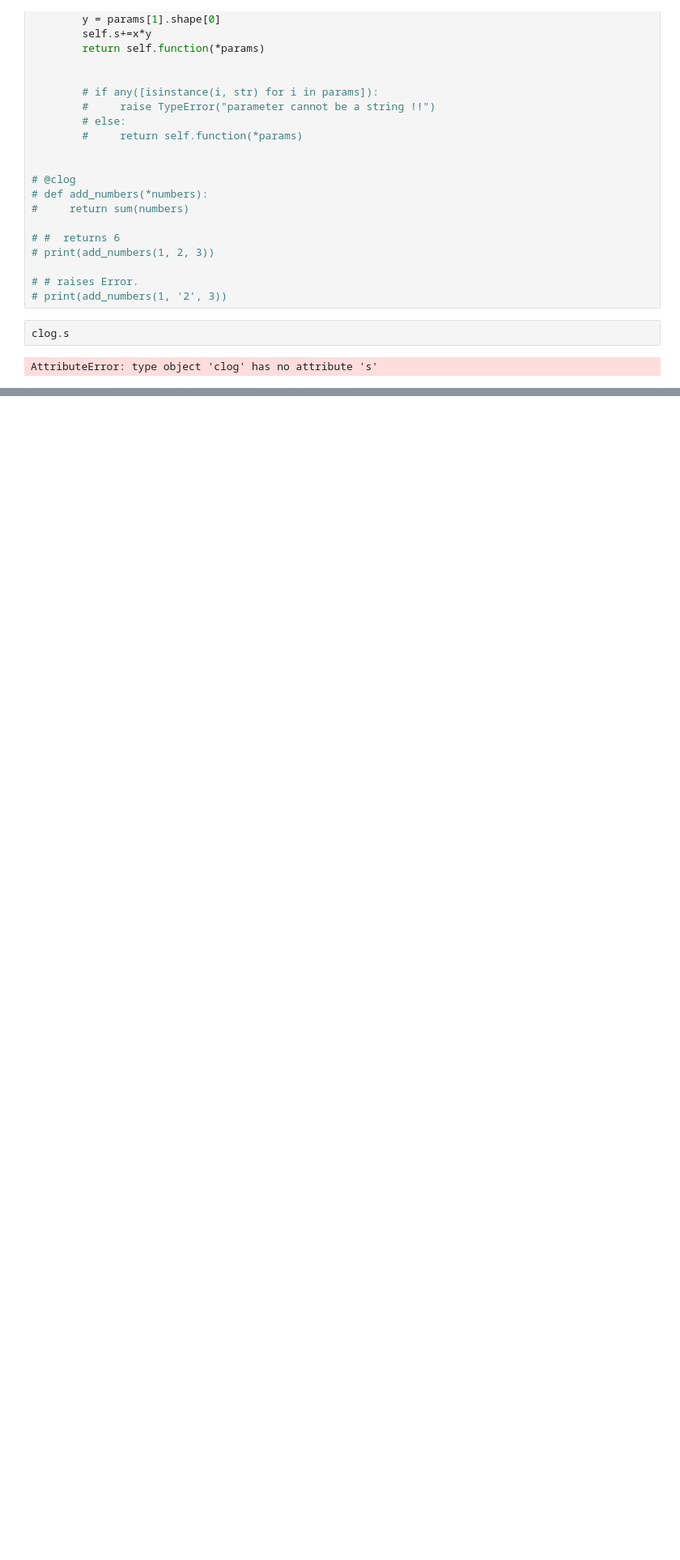
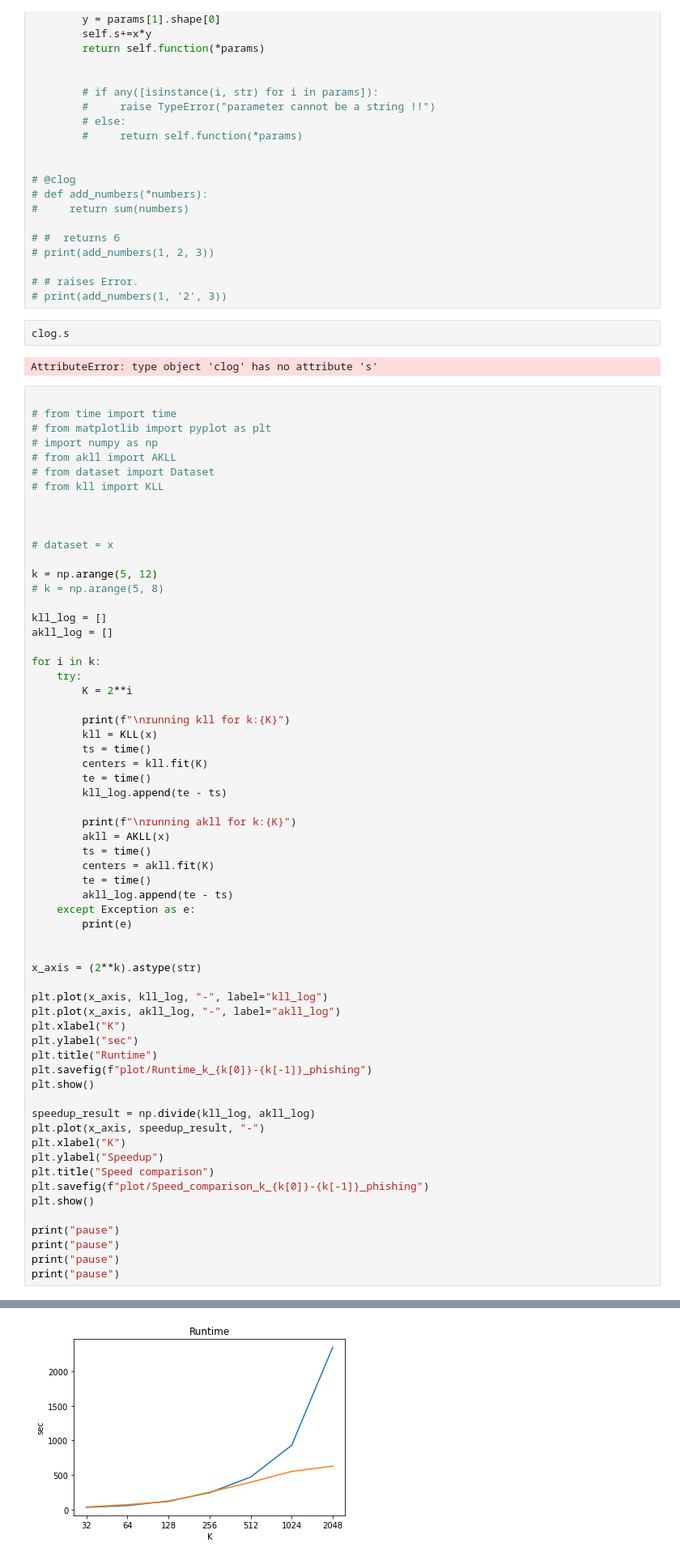
Before and after one commit to hsmmi/Exact-Acceleration-of-K-Means-and-K-Means-parallel, a Jupyter notebook: mohammad_workspace/test.ipynb, the cells around one changed output, grey strips where cells are left out. Shown: that part at 81% size. Cells and saved outputs as stored; diff of their text form; blank space fills up the shorter version.

```diff
--- a/mohammad_workspace/test.ipynb
+++ b/mohammad_workspace/test.ipynb
@@ -626,3 +630,66 @@ class clog:
 clog.s
 # %% [output]
 AttributeError: type object 'clog' has no attribute 's'
+# %%
+
+# from time import time
+# from matplotlib import pyplot as plt
+# import numpy as np
+# from akll import AKLL
+# from dataset import Dataset
+# from kll import KLL
+
+
+
+# dataset = x
+
+k = np.arange(5, 12)
+# k = np.arange(5, 8)
+
+kll_log = []
+akll_log = []
+
+for i in k:
+    try:
+        K = 2**i
+
+        print(f"\nrunning kll for k:{K}")
+        kll = KLL(x)
+        ts = time()
+        centers = kll.fit(K)
+        te = time()
+        kll_log.append(te - ts)
+
+        print(f"\nrunning akll for k:{K}")
+        akll = AKLL(x)
+        ts = time()
+        centers = akll.fit(K)
+        te = time()
+        akll_log.append(te - ts)
+    except Exception as e:
+        print(e)
+
+
+x_axis = (2**k).astype(str)
+
+plt.plot(x_axis, kll_log, "-", label="kll_log")
+plt.plot(x_axis, akll_log, "-", label="akll_log")
+plt.xlabel("K")
+plt.ylabel("sec")
+plt.title("Runtime")
+plt.savefig(f"plot/Runtime_k_{k[0]}-{k[-1]}_phishing")
+plt.show()
+
+speedup_result = np.divide(kll_log, akll_log)
+plt.plot(x_axis, speedup_result, "-")
+plt.xlabel("K")
+plt.ylabel("Speedup")
+plt.title("Speed comparison")
+plt.savefig(f"plot/Speed_comparison_k_{k[0]}-{k[-1]}_phishing")
+plt.show()
+
+print("pause")
+print("pause")
+print("pause")
+print("pause")
+# %% [output]
@@ -628,0 +716 @@ AttributeError: type object 'clog' has no attribute 's'
+[figure, added]
```
Also changed, not shown: parts of 12 cells of this notebook, 1 other file.
